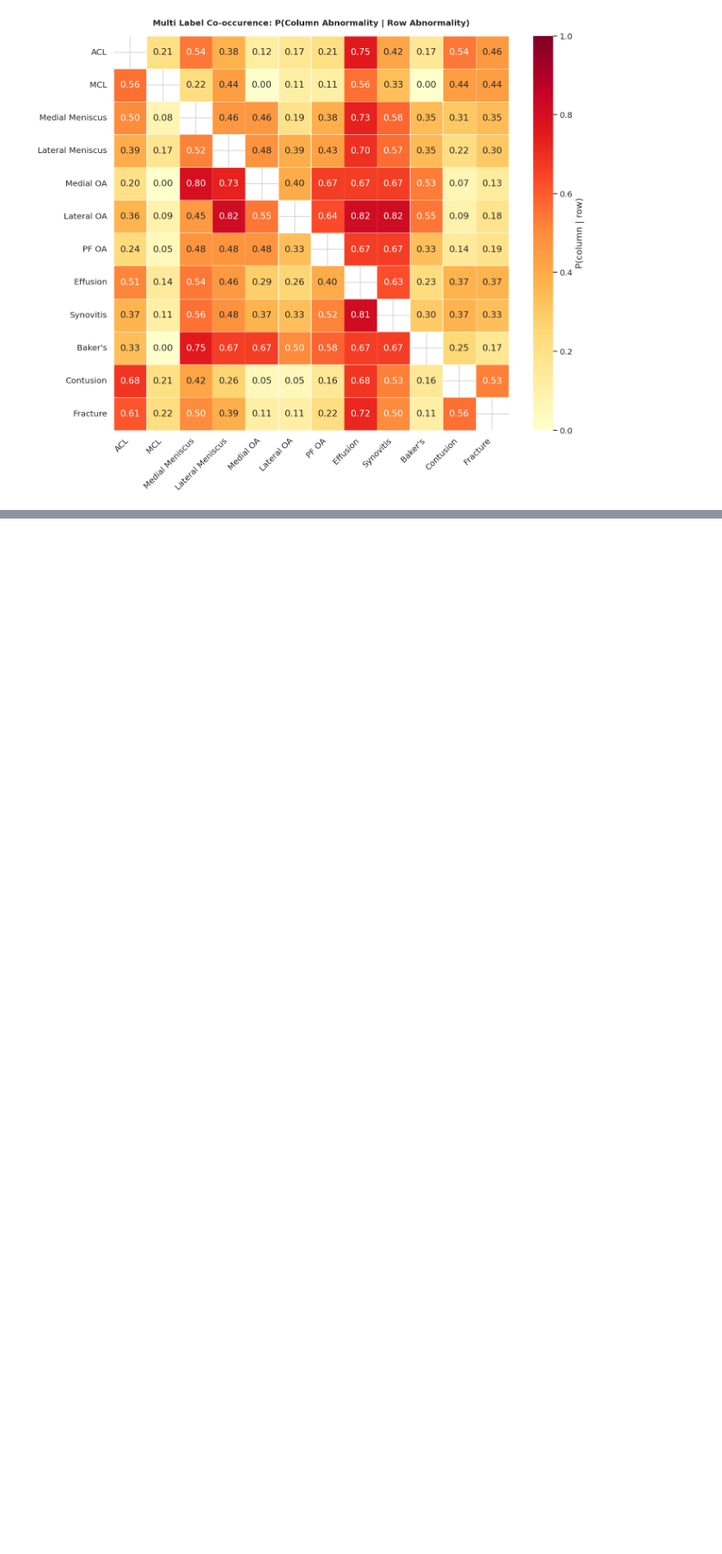
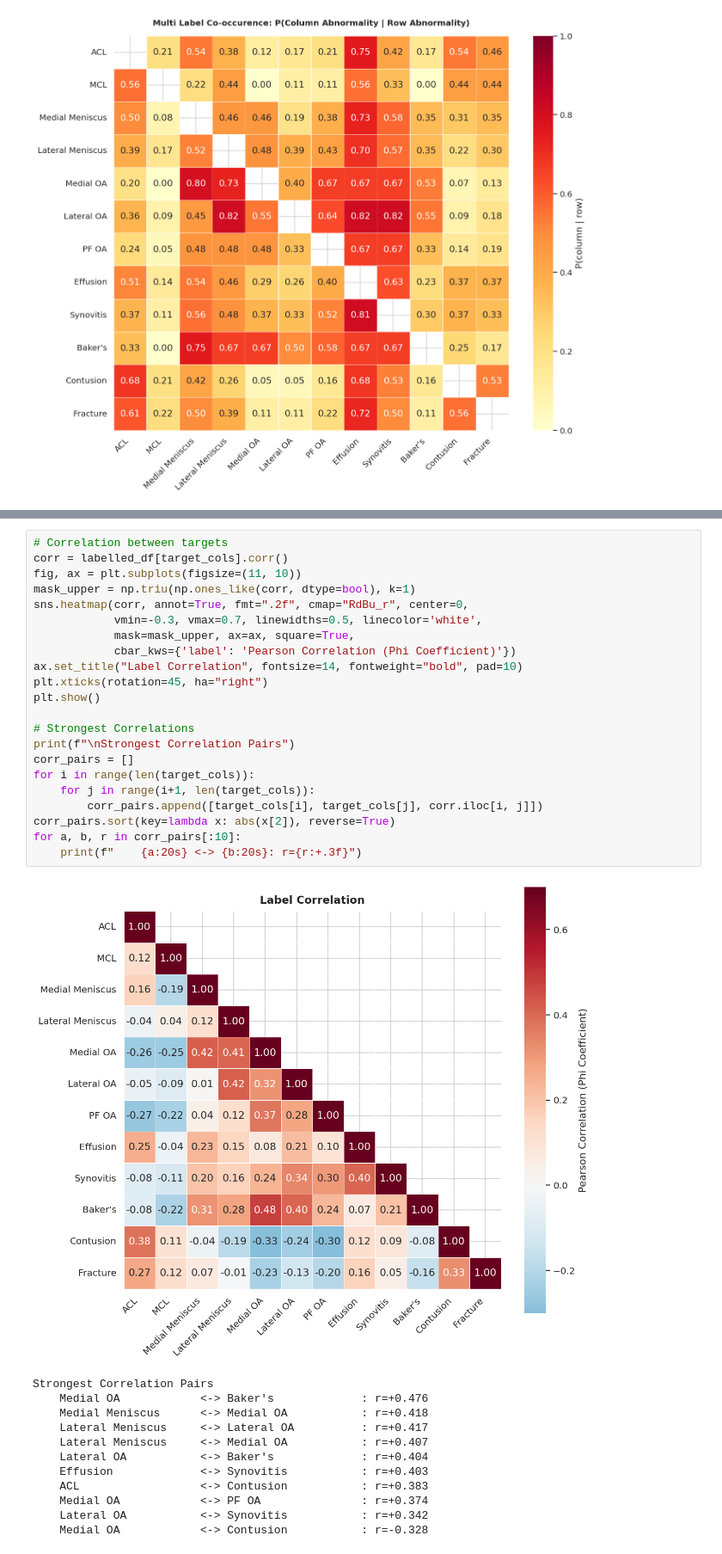
Before and after one commit to Rijan-Ja-Bhattarai/Knee-Abnormality, a Jupyter notebook: Rors2.ipynb, the cells around one changed output, grey strips where cells are left out. Shown at 86% size. Drawn from its saved outputs; the diff is of its cells as text; blank space fills up the shorter version.

```diff
--- a/Rors2.ipynb
+++ b/Rors2.ipynb
@@ -231,3 +230,38 @@ plt.tight_layout()
 plt.show()
 # %% [output]
 [figure]
+# %%
+# Correlation between targets
+corr = labelled_df[target_cols].corr()
+fig, ax = plt.subplots(figsize=(11, 10))
+mask_upper = np.triu(np.ones_like(corr, dtype=bool), k=1)
+sns.heatmap(corr, annot=True, fmt=".2f", cmap="RdBu_r", center=0,
+            vmin=-0.3, vmax=0.7, linewidths=0.5, linecolor='white',
+            mask=mask_upper, ax=ax, square=True,
+            cbar_kws={'label': 'Pearson Correlation (Phi Coefficient)'})
+ax.set_title("Label Correlation", fontsize=14, fontweight="bold", pad=10)
+plt.xticks(rotation=45, ha="right")
+plt.show()
+
+# Strongest Correlations
+print(f"\nStrongest Correlation Pairs")
+corr_pairs = []
+for i in range(len(target_cols)):
+    for j in range(i+1, len(target_cols)):
+        corr_pairs.append([target_cols[i], target_cols[j], corr.iloc[i, j]])
+corr_pairs.sort(key=lambda x: abs(x[2]), reverse=True)
+for a, b, r in corr_pairs[:10]:
+    print(f"    {a:20s} <-> {b:20s}: r={r:+.3f}")
+# %% [output]
+[figure, added]
+Strongest Correlation Pairs
+    Medial OA            <-> Baker's             : r=+0.476
+    Medial Meniscus      <-> Medial OA           : r=+0.418
+    Lateral Meniscus     <-> Lateral OA          : r=+0.417
+    Lateral Meniscus     <-> Medial OA           : r=+0.407
+    Lateral OA           <-> Baker's             : r=+0.404
+    Effusion             <-> Synovitis           : r=+0.403
+    ACL                  <-> Contusion           : r=+0.383
+    Medial OA            <-> PF OA               : r=+0.374
+    Lateral OA           <-> Synovitis           : r=+0.342
+    Medial OA            <-> Contusion           : r=-0.328
```
Also changed, not shown: parts of 4 cells of this notebook.
